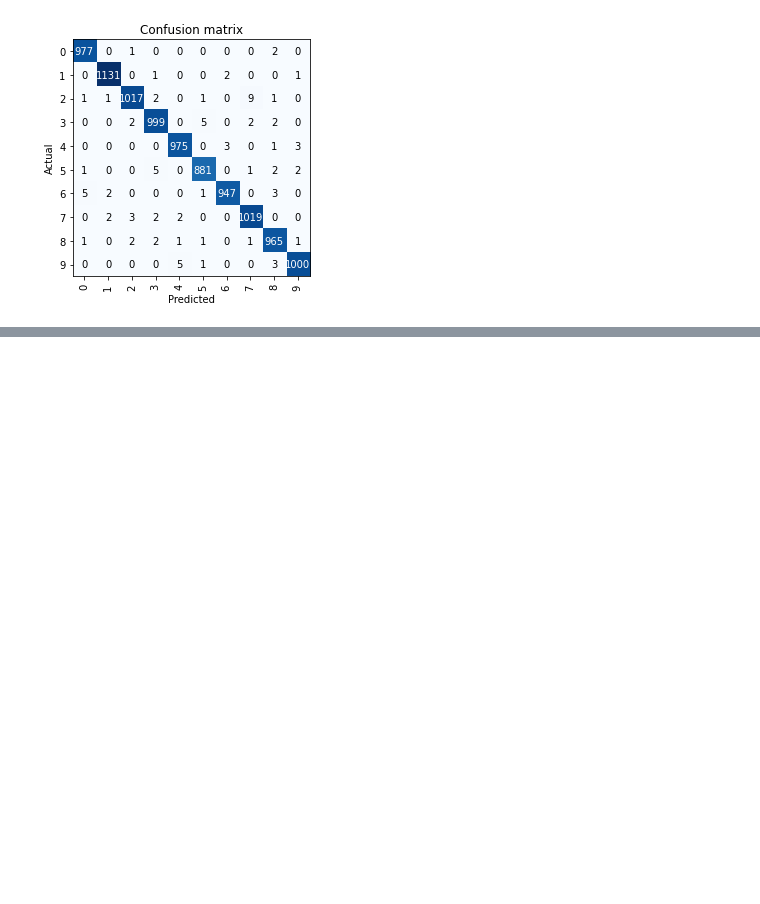
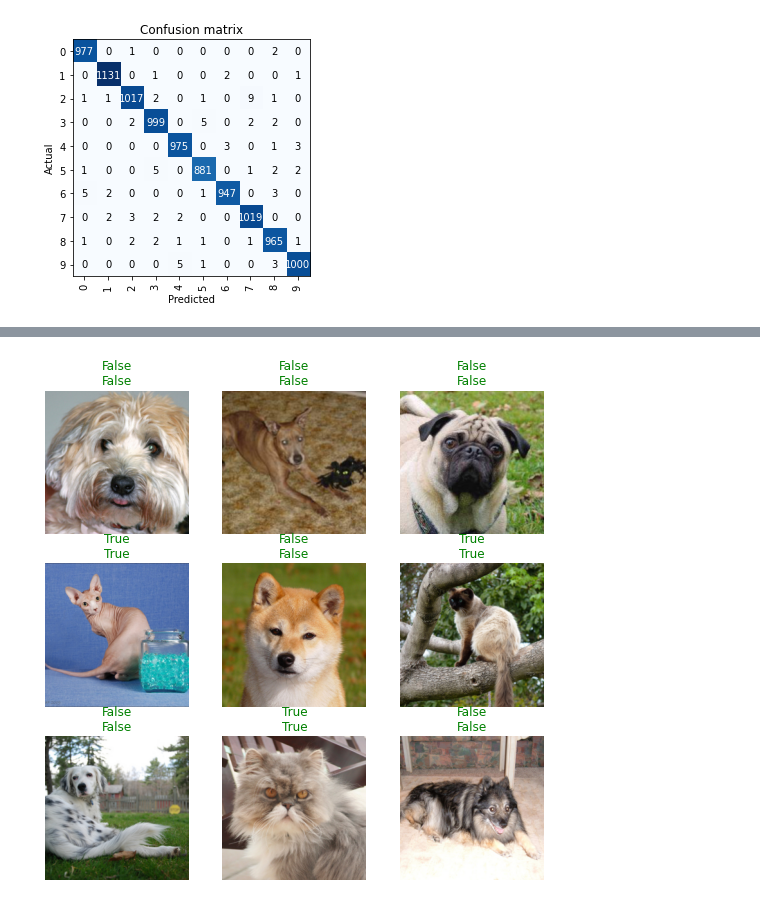
Before and after one commit to harnalashok/deeplearning, a Jupyter notebook: Transfer_learning_with_fastai.ipynb, the cells around one changed output, grey strips where cells are left out. Saved outputs shown, nothing was run; the diff lists cells and outputs as text; code cells hidden in the pictures; blank space fills up the shorter version.

```diff
--- a/Transfer_learning_with_fastai.ipynb
+++ b/Transfer_learning_with_fastai.ipynb
@@ -148,0 +167,3 @@ interep.plot_confusion_matrix()
+# %%
+files = get_image_files(path/"images")
+len(files)
@@ -148,0 +181,3 @@ interep.plot_confusion_matrix()
+# %%
+# We can then define an easy label function:
+def label_func(f): return f[0].isupper()
@@ -148,0 +188,6 @@ interep.plot_confusion_matrix()
+# %%
+dls = ImageDataLoaders.from_name_func(path,
+                                      files,
+                                      label_func,
+                                      item_tfms=Resize(224)
+                                      )
@@ -148,0 +198,3 @@ interep.plot_confusion_matrix()
+# %%
+learn = vision_learner(dls, resnet34, metrics=error_rate)
+learn.fine_tune(1)
@@ -148,0 +220,3 @@ interep.plot_confusion_matrix()
+# %%
+learn.show_results()
+# %% [output]
@@ -148,0 +224 @@ interep.plot_confusion_matrix()
+[figure, added]
```
Also changed, not shown: parts of 27 cells of this notebook.
